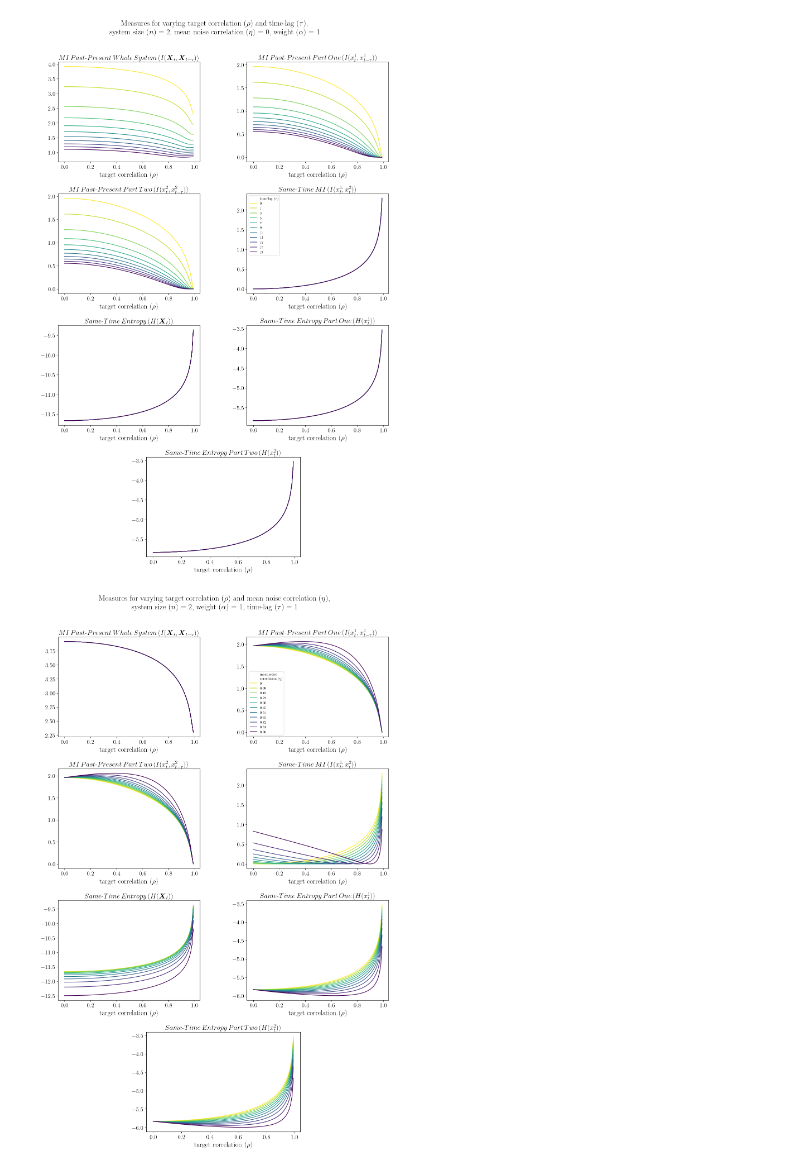
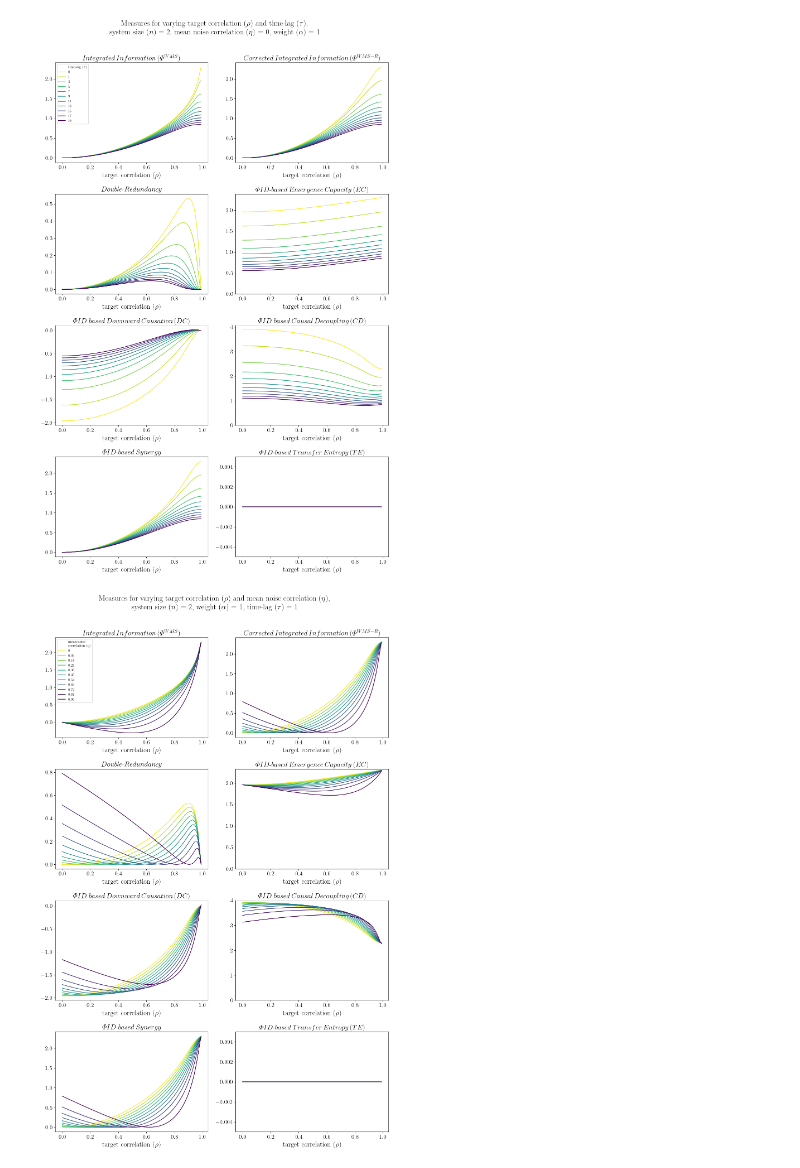
Before and after one commit to nadinespy/Emergence-And-Complexity-In-Variational-Inference, a Jupyter notebook: scripts/mec_var_inf_steady_state_param_sweep_plotting.ipynb, the cells around one changed output. Cells and saved outputs as stored; diff of their text form; code cells hidden in the pictures.

Commit message:
fix: updates to plotting

```diff
--- a/scripts/mec_var_inf_steady_state_param_sweep_plotting.ipynb
+++ b/scripts/mec_var_inf_steady_state_param_sweep_plotting.ipynb
@@ -70,15 +70,9 @@ def plot_all_param_pairs(base_path, plot_config, param_names, filename_extension
                 line, = ax.plot(group[param1], group[quantity], "-", color=color, label=label)
                 if i == legend_axis_nr:
                     legend_handles.append(line)
-
-            if quantity == 'transfer_phiid':
-                # set y-axis to fixed range that will show the data centered
-                ax.set_ylim(-0.005, 0.005)
-            else:
-                # for other plots, keep the original behavior
-                ymin, ymax = ax.get_ylim()
-                if ymax > 0:
-                    ax.set_ylim(ymin, max(ymax, 0.01))
+            ymin, ymax = ax.get_ylim()
+            if ymax > 0:
+                ax.set_ylim(min(ymin, -0.005), max(ymax, 0.005))
 
             ax.set_xlabel(param1_name, fontsize=18)
             ax.tick_params(axis='both', labelsize=15)
@@ -153,9 +147,9 @@ plot_config2 = {
 # base_path = '../results/'
 base_path = '/media/nadinespy/NewVolume1/work/phd/projects/mec_var_inf/mec_var_inf/results'
 # choose 'measures_' for plot_config1, and 'mi_entropies_' for plot_config2
-filename_extension = 'entropies_mi_'
+filename_extension = 'measures_'
 
 # use legend_axis_nr = 0 for plot_config1
 # use legend_axis_nr = 3 for plot_config2
-plot_all_param_pairs(base_path, plot_config2, param_names, filename_extension, legend_axis_nr=3)
+plot_all_param_pairs(base_path, plot_config1, param_names, filename_extension, legend_axis_nr=0)
 # %% [output]
@@ -164,2 +158,2 @@ plot_all_param_pairs(base_path, plot_config2, param_names, filename_extension, l
-[figure, old version]
+[figure, new version]
-[figure, old version]
+[figure, new version]
```
Also changed, not shown: parts of 1 cell of this notebook.
